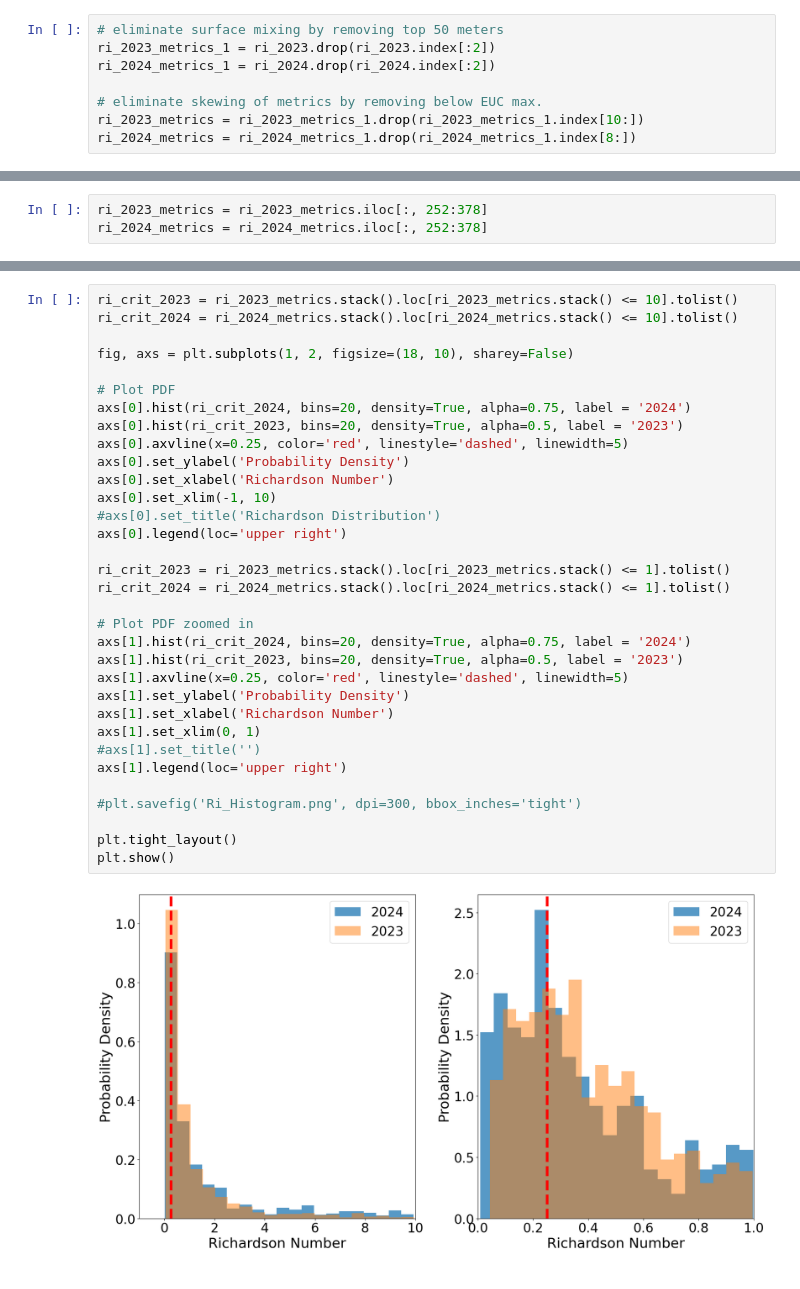
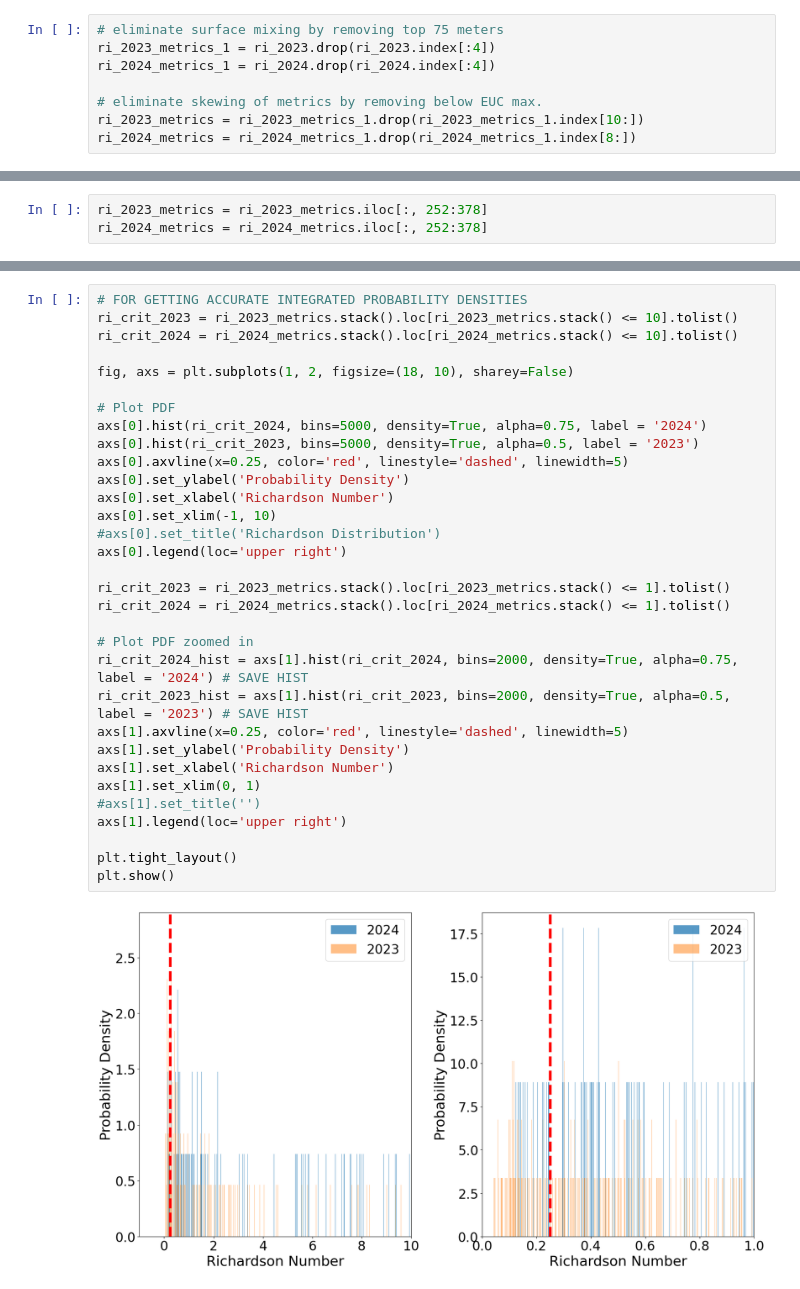
Before and after one commit to GHOpenonic/equatorial-pacific-turbulent-mixing, a Jupyter notebook: analysis_and_data/figures.ipynb, the cells around one changed output, grey strips where cells are left out. Cells and saved outputs as stored; diff of their text form.

```diff
--- a/analysis_and_data/figures.ipynb
+++ b/analysis_and_data/figures.ipynb
@@ -390,9 +423,9 @@ np.shape(ri_2024)
 # %% [output]
 (40, 630)
 # %%
-# eliminate surface mixing by removing top 50 meters
-ri_2023_metrics_1 = ri_2023.drop(ri_2023.index[:2])
-ri_2024_metrics_1 = ri_2024.drop(ri_2024.index[:2])
+# eliminate surface mixing by removing top 75 meters
+ri_2023_metrics_1 = ri_2023.drop(ri_2023.index[:4])
+ri_2024_metrics_1 = ri_2024.drop(ri_2024.index[:4])
 
 # eliminate skewing of metrics by removing below EUC max.
 ri_2023_metrics = ri_2023_metrics_1.drop(ri_2023_metrics_1.index[10:])
@@ -406,35 +496,34 @@ ri_2024_metrics = ri_2024_metrics.iloc[:, 252:378]
 # %%
+# FOR GETTING ACCURATE INTEGRATED PROBABILITY DENSITIES
 ri_crit_2023 = ri_2023_metrics.stack().loc[ri_2023_metrics.stack() <= 10].tolist()
 ri_crit_2024 = ri_2024_metrics.stack().loc[ri_2024_metrics.stack() <= 10].tolist()
 
 fig, axs = plt.subplots(1, 2, figsize=(18, 10), sharey=False)
 
 # Plot PDF
-axs[0].hist(ri_crit_2024, bins=20, density=True, alpha=0.75, label = '2024')
-axs[0].hist(ri_crit_2023, bins=20, density=True, alpha=0.5, label = '2023')
+axs[0].hist(ri_crit_2024, bins=5000, density=True, alpha=0.75, label = '2024')
+axs[0].hist(ri_crit_2023, bins=5000, density=True, alpha=0.5, label = '2023')
 axs[0].axvline(x=0.25, color='red', linestyle='dashed', linewidth=5)
 axs[0].set_ylabel('Probability Density')
 axs[0].set_xlabel('Richardson Number')
 axs[0].set_xlim(-1, 10)
 #axs[0].set_title('Richardson Distribution')
 axs[0].legend(loc='upper right')
 
 ri_crit_2023 = ri_2023_metrics.stack().loc[ri_2023_metrics.stack() <= 1].tolist()
 ri_crit_2024 = ri_2024_metrics.stack().loc[ri_2024_metrics.stack() <= 1].tolist()
 
 # Plot PDF zoomed in
-axs[1].hist(ri_crit_2024, bins=20, density=True, alpha=0.75, label = '2024')
-axs[1].hist(ri_crit_2023, bins=20, density=True, alpha=0.5, label = '2023')
+ri_crit_2024_hist = axs[1].hist(ri_crit_2024, bins=2000, density=True, alpha=0.75, label = '2024') # SAVE HIST
+ri_crit_2023_hist = axs[1].hist(ri_crit_2023, bins=2000, density=True, alpha=0.5, label = '2023') # SAVE HIST
 axs[1].axvline(x=0.25, color='red', linestyle='dashed', linewidth=5)
 axs[1].set_ylabel('Probability Density')
 axs[1].set_xlabel('Richardson Number')
 axs[1].set_xlim(0, 1)
 #axs[1].set_title('')
 axs[1].legend(loc='upper right')
 
-#plt.savefig('Ri_Histogram.png', dpi=300, bbox_inches='tight')
-
 plt.tight_layout()
 plt.show()
 # %% [output]
-[figure, old version]
+[figure, new version]
```
Also changed, not shown: parts of 17 cells of this notebook, 4 other files.
